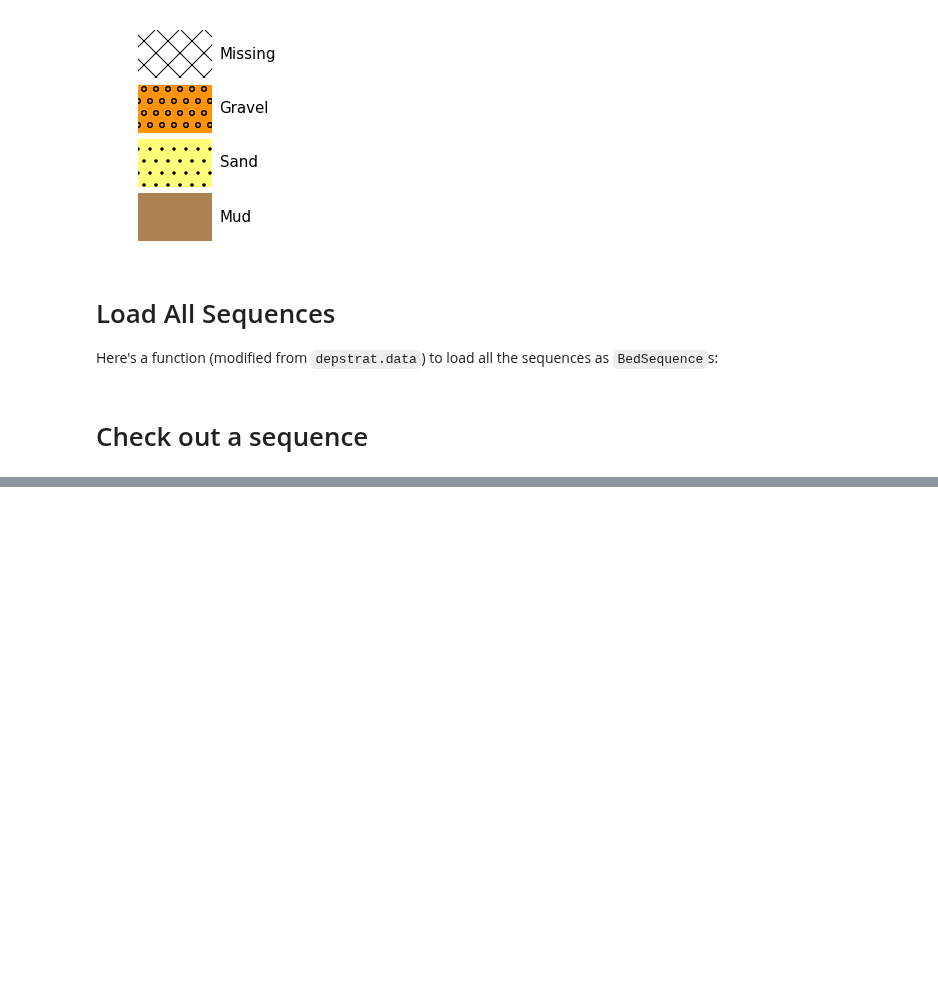
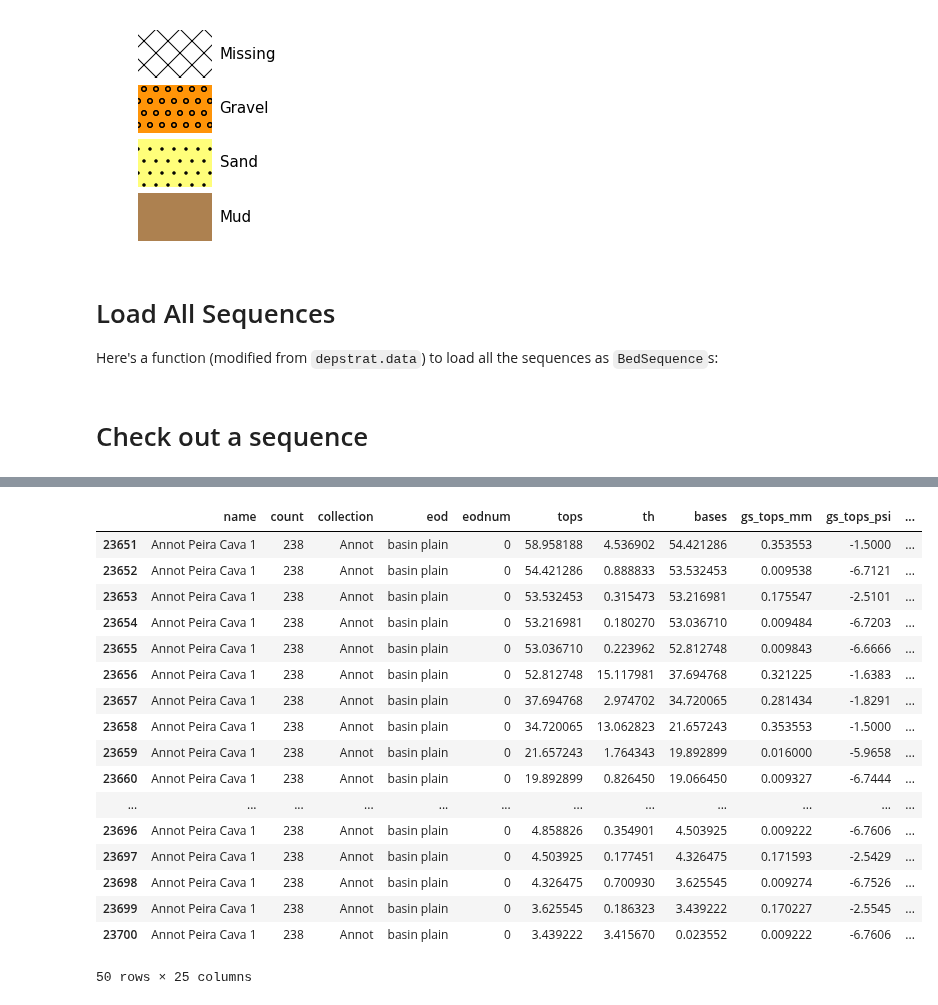
Before and after one commit to rgmyr/litholog, a Jupyter notebook: notebooks/Zane_template.ipynb, the cells around one changed output, grey strips where cells are left out. Cells and saved outputs as stored; diff of their text form; code cells hidden in the pictures; blank space fills up the shorter version.

```diff
--- a/notebooks/Zane_template.ipynb
+++ b/notebooks/Zane_template.ipynb
@@ -160,0 +177,3 @@ seq.plot(legend=defaults.litholegend, width_field='grain_size_psi', fig_width=7)
+# %%
+df = pd.read_csv(FPATH, converters=transforms)
+df
@@ -160,0 +194,22 @@ seq.plot(legend=defaults.litholegend, width_field='grain_size_psi', fig_width=7)
+# %%
+seq_df = df[df.name == 'Annot Peira Cava 1']
+seq_df
+# %% [output]
+|  | name | count | collection | eod | eodnum | tops | th | bases | gs_tops_mm | gs_tops_psi | ... |
+| 23651 | Annot Peira Cava 1 | 238 | Annot | basin plain | 0 | 58.958188 | 4.536902 | 54.421286 | 0.353553 | -1.5000 | ... |
+| 23652 | Annot Peira Cava 1 | 238 | Annot | basin plain | 0 | 54.421286 | 0.888833 | 53.532453 | 0.009538 | -6.7121 | ... |
+| 23653 | Annot Peira Cava 1 | 238 | Annot | basin plain | 0 | 53.532453 | 0.315473 | 53.216981 | 0.175547 | -2.5101 | ... |
+| 23654 | Annot Peira Cava 1 | 238 | Annot | basin plain | 0 | 53.216981 | 0.180270 | 53.036710 | 0.009484 | -6.7203 | ... |
+| 23655 | Annot Peira Cava 1 | 238 | Annot | basin plain | 0 | 53.036710 | 0.223962 | 52.812748 | 0.009843 | -6.6666 | ... |
+| 23656 | Annot Peira Cava 1 | 238 | Annot | basin plain | 0 | 52.812748 | 15.117981 | 37.694768 | 0.321225 | -1.6383 | ... |
+| 23657 | Annot Peira Cava 1 | 238 | Annot | basin plain | 0 | 37.694768 | 2.974702 | 34.720065 | 0.281434 | -1.8291 | ... |
+| 23658 | Annot Peira Cava 1 | 238 | Annot | basin plain | 0 | 34.720065 | 13.062823 | 21.657243 | 0.353553 | -1.5000 | ... |
+| 23659 | Annot Peira Cava 1 | 238 | Annot | basin plain | 0 | 21.657243 | 1.764343 | 19.892899 | 0.016000 | -5.9658 | ... |
+| 23660 | Annot Peira Cava 1 | 238 | Annot | basin plain | 0 | 19.892899 | 0.826450 | 19.066450 | 0.009327 | -6.7444 | ... |
+| ... | ... | ... | ... | ... | ... | ... | ... | ... | ... | ... | ... |
+| 23696 | Annot Peira Cava 1 | 238 | Annot | basin plain | 0 | 4.858826 | 0.354901 | 4.503925 | 0.009222 | -6.7606 | ... |
+| 23697 | Annot Peira Cava 1 | 238 | Annot | basin plain | 0 | 4.503925 | 0.177451 | 4.326475 | 0.171593 | -2.5429 | ... |
+| 23698 | Annot Peira Cava 1 | 238 | Annot | basin plain | 0 | 4.326475 | 0.700930 | 3.625545 | 0.009274 | -6.7526 | ... |
+| 23699 | Annot Peira Cava 1 | 238 | Annot | basin plain | 0 | 3.625545 | 0.186323 | 3.439222 | 0.170227 | -2.5545 | ... |
+| 23700 | Annot Peira Cava 1 | 238 | Annot | basin plain | 0 | 3.439222 | 3.415670 | 0.023552 | 0.009222 | -6.7606 | ... |
+50 rows × 25 columns
```
Also changed, not shown: parts of 9 cells of this notebook, 3 other files.
